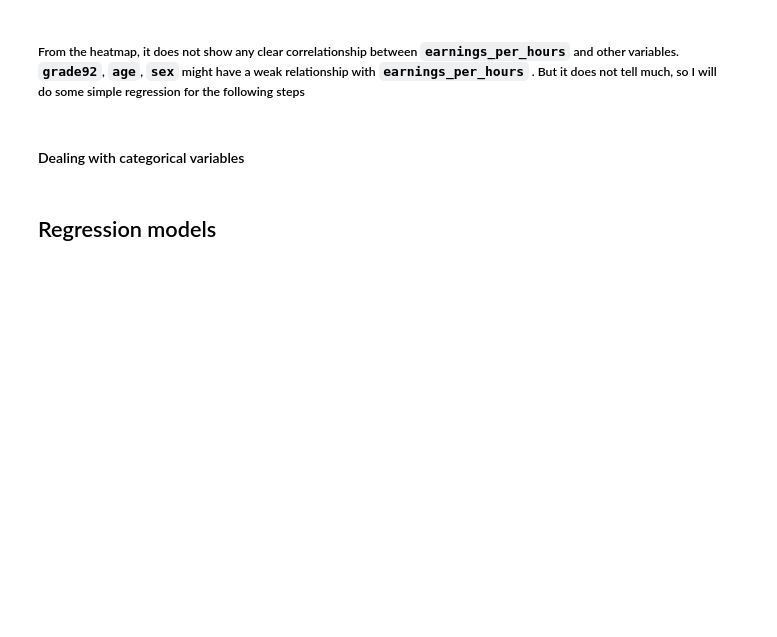
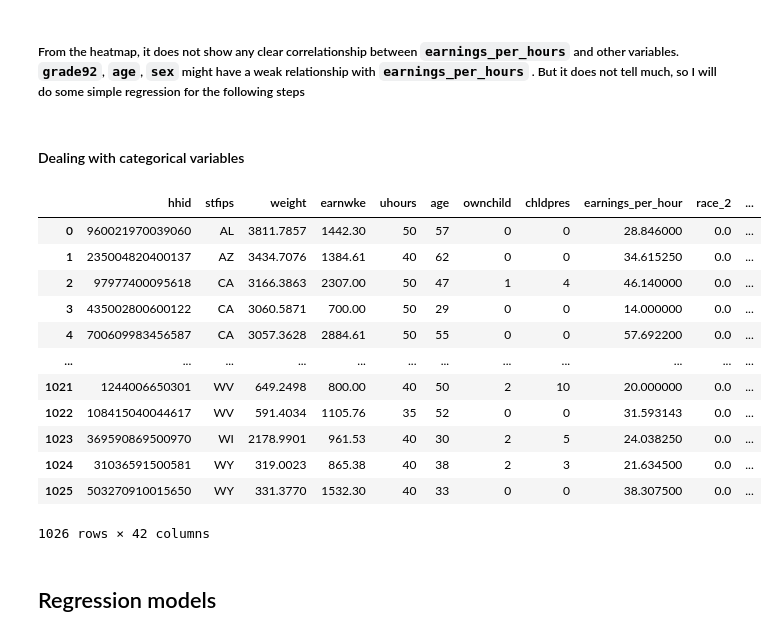
Before and after one commit to thimaipham/CEU_DA3_Assignment1, a Jupyter notebook: Assignment1_ThiMaiPham.ipynb, the cells around one changed output. Saved outputs shown, nothing was run; the diff lists cells and outputs as text; code cells hidden in the pictures; blank space fills up the shorter version.

Commit message:
fixing with variables

```diff
--- a/Assignment1_ThiMaiPham.ipynb
+++ b/Assignment1_ThiMaiPham.ipynb
@@ -136,21 +137,19 @@ plt.show()
 # %% [markdown]
 #### Dealing with categorical variables
 # %%
-from sklearn.preprocessing import OneHotEncoder
-
-# Danh sách các biến categorical còn lại sau khi loại bỏ một số cột
+# Choosing some categorical variables which I want to use
 categorical_cols = ['race', 'sex', 'marital', 'grade92', 'class', 'prcitshp']
 
-# Áp dụng One-Hot Encoding
+# Using One-Hot Encoding
 encoder = OneHotEncoder(sparse=False, drop='first')
-encoded_data = encoder.fit_transform(data_cleaned[categorical_cols])
+encoded_data = encoder.fit_transform(data_filtered[categorical_cols])
 
-# Tạo DataFrame từ dữ liệu đã mã hóa
+# Create data frame from encoded data
 encoded_columns = encoder.get_feature_names_out(categorical_cols)
 data_encoded_df = pd.DataFrame(encoded_data, columns=encoded_columns)
 
-# Kết hợp dữ liệu đã mã hóa với dữ liệu gốc
-data_cleaned_encoded = data_cleaned.drop(categorical_cols, axis=1).reset_index(drop=True)
+# Concat with data_cleaned
+data_cleaned_encoded = data_filtered.drop(categorical_cols, axis=1).reset_index(drop=True)
 data_cleaned_encoded = pd.concat([data_cleaned_encoded, data_encoded_df], axis=1)
 
 # Target variable
@@ -161,3 +157,19 @@ missing_values = data.isnull().sum()
+# %%
+data_cleaned_encoded
+# %% [output]
+|  | hhid | stfips | weight | earnwke | uhours | age | ownchild | chldpres | earnings_per_hour | race_2 | ... |
+| 0 | 960021970039060 | AL | 3811.7857 | 1442.30 | 50 | 57 | 0 | 0 | 28.846000 | 0.0 | ... |
+| 1 | 235004820400137 | AZ | 3434.7076 | 1384.61 | 40 | 62 | 0 | 0 | 34.615250 | 0.0 | ... |
+| 2 | 97977400095618 | CA | 3166.3863 | 2307.00 | 50 | 47 | 1 | 4 | 46.140000 | 0.0 | ... |
+| 3 | 435002800600122 | CA | 3060.5871 | 700.00 | 50 | 29 | 0 | 0 | 14.000000 | 0.0 | ... |
+| 4 | 700609983456587 | CA | 3057.3628 | 2884.61 | 50 | 55 | 0 | 0 | 57.692200 | 0.0 | ... |
+| ... | ... | ... | ... | ... | ... | ... | ... | ... | ... | ... | ... |
+| 1021 | 1244006650301 | WV | 649.2498 | 800.00 | 40 | 50 | 2 | 10 | 20.000000 | 0.0 | ... |
+| 1022 | 108415040044617 | WV | 591.4034 | 1105.76 | 35 | 52 | 0 | 0 | 31.593143 | 0.0 | ... |
+| 1023 | 369590869500970 | WI | 2178.9901 | 961.53 | 40 | 30 | 2 | 5 | 24.038250 | 0.0 | ... |
+| 1024 | 31036591500581 | WY | 319.0023 | 865.38 | 40 | 38 | 2 | 3 | 21.634500 | 0.0 | ... |
+| 1025 | 503270910015650 | WY | 331.3770 | 1532.30 | 40 | 33 | 0 | 0 | 38.307500 | 0.0 | ... |
+1026 rows × 42 columns
 # %% [markdown]
 ## Regression models
 # %% [markdown]
```
Also changed, not shown: parts of 7 cells of this notebook.
